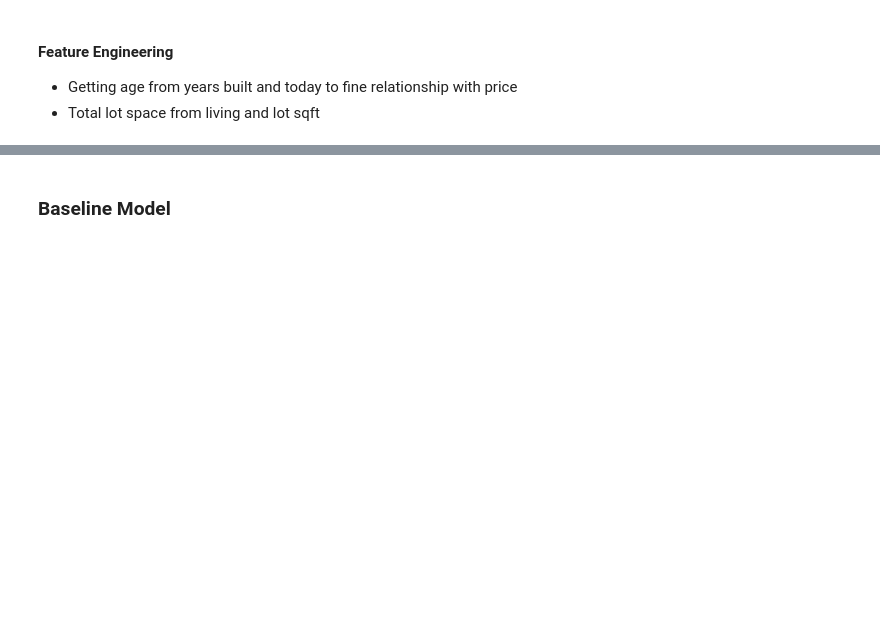
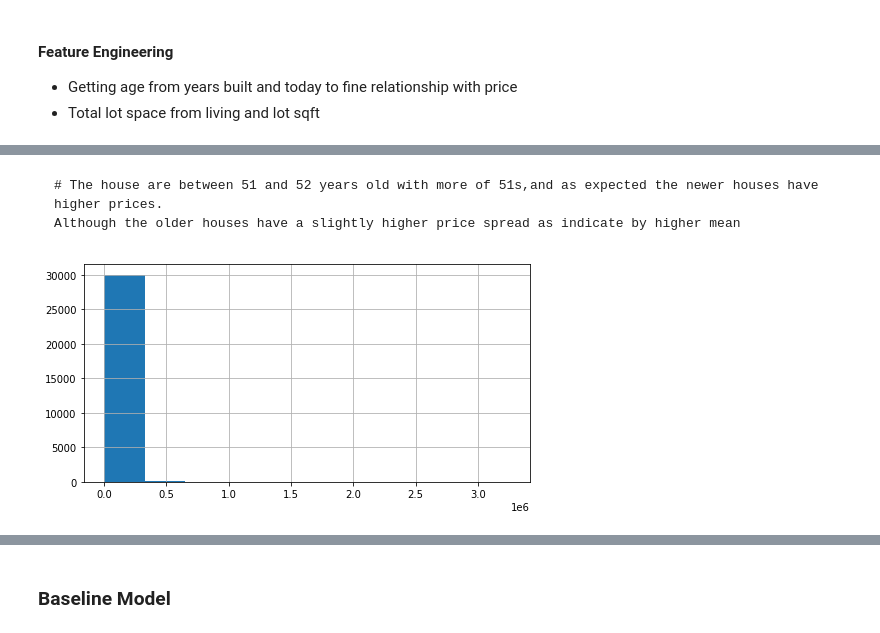
Before and after one commit to olexy/da_ds_ml, a Jupyter notebook: Capstone_Regression_Project.ipynb, the cells around one changed output, grey strips where cells are left out. Drawn from its saved outputs; the diff is of its cells as text; code cells hidden in the pictures; blank space fills up the shorter version.

````diff
--- a/Capstone_Regression_Project.ipynb
+++ b/Capstone_Regression_Project.ipynb
@@ -617,0 +694,12 @@ plot_cat_vars('sewer_system','sewer_system_vs_price')
+# %% [markdown]
+
+
+```
+# The house are between 51 and 52 years old with more of 51s,and as expected the newer houses have higher prices.
+Although the older houses have a slightly higher price spread as indicate by higher mean
+```
+# %%
+data['total_sqft'].hist(figsize=(8,4));
+plt.savefig('/content/drive/MyDrive/Colab Notebooks/images/histo_totalsqft.png')
+# %% [output]
+[figure, added]
````
Also changed, not shown: parts of 22 cells of this notebook.
